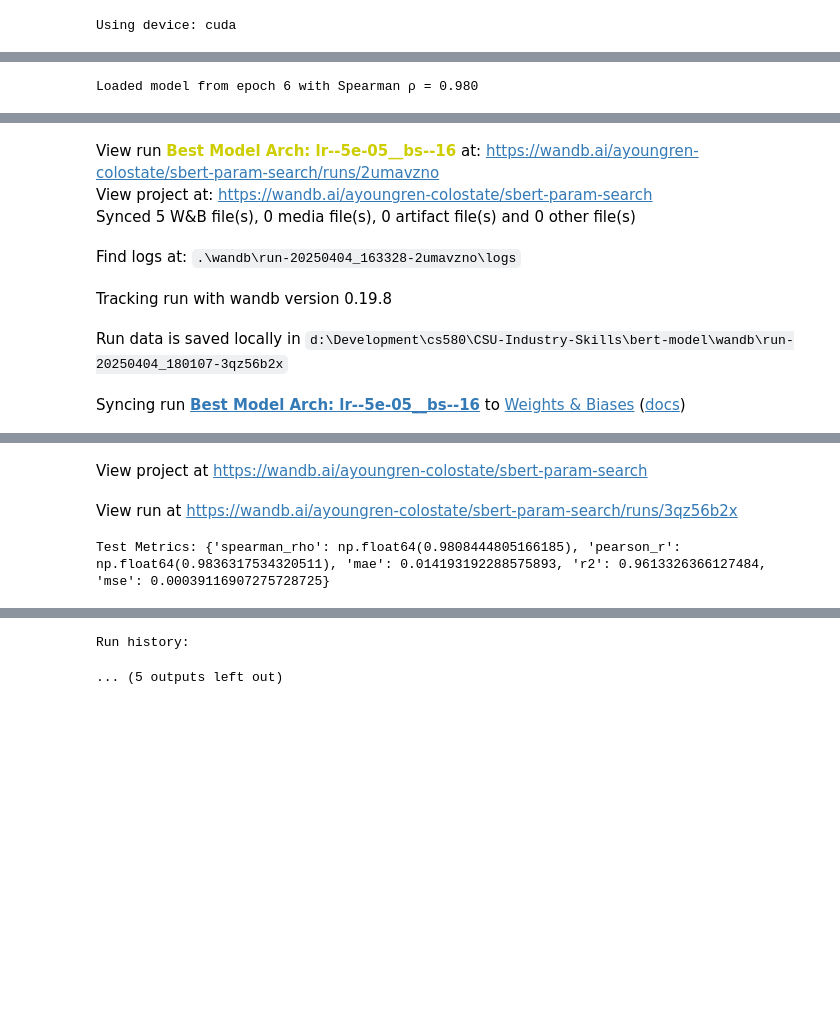
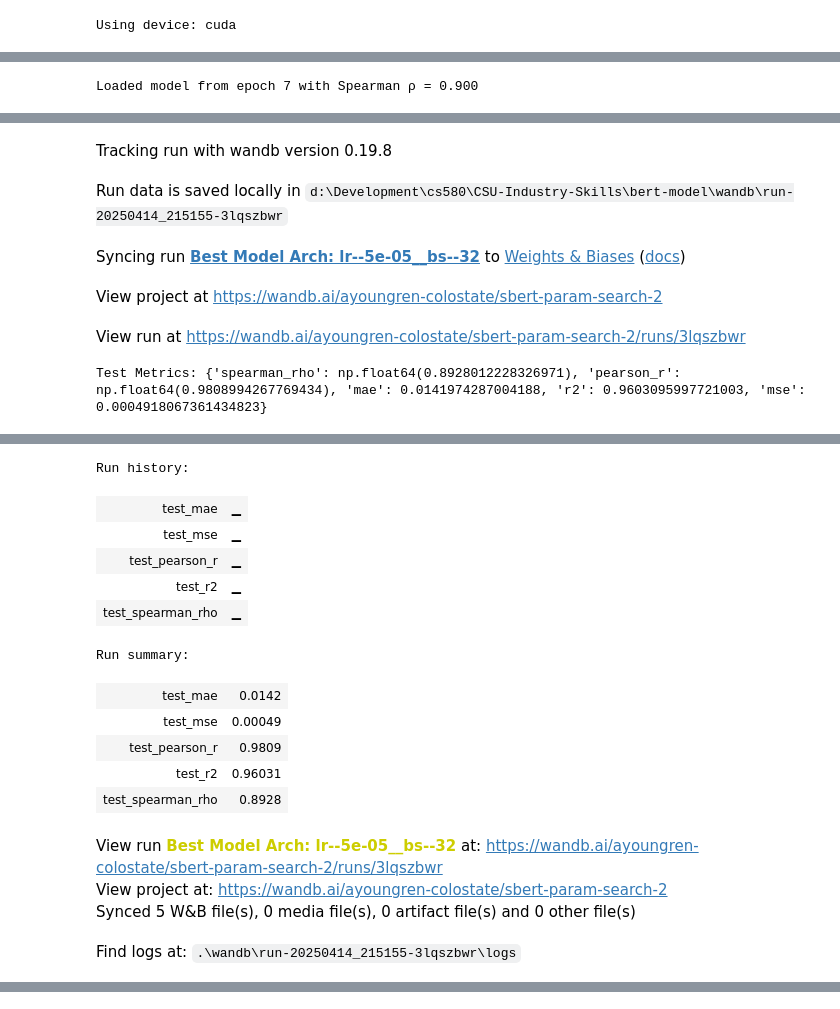
Before and after one commit to spencebl/CSU-Industry-Skills, a Jupyter notebook: bert-model/gaps_bert.ipynb, the cells around one changed output, grey strips where cells are left out. Saved outputs shown, nothing was run; the diff lists cells and outputs as text; code cells hidden in the pictures; blank space fills up the shorter version.

```diff
--- a/bert-model/gaps_bert.ipynb
+++ b/bert-model/gaps_bert.ipynb
@@ -15,19 +15,19 @@ from sentence_transformers import SentenceTransformer
 from sklearn.model_selection import train_test_split, ParameterGrid
 from sklearn.metrics import mean_squared_error, mean_absolute_error, r2_score
 # %%
-# with open ('data/all-csu-codes.csv', 'r') as c_data:
-#     csv_reader = csv.reader(c_data)
-#     courses_data = list(csv_reader)
+with open ('data/all-csu-codes.csv', 'r') as c_data:
+    csv_reader = csv.reader(c_data)
+    courses_data = list(csv_reader)
 
-# courses_df = pd.DataFrame(columns=['Courses', 'Skills'])
+courses_df = pd.DataFrame(columns=['Courses', 'Skills'])
 
-# for idx in range(0, len(courses_data)):
-#     skill_list = courses_data[idx][1:-1]
-#     skill_list = [skill.title() for skill in skill_list]
-#     skill_list = [re.sub(r'\b(vs|Vs)\b', 'VS', skill) for skill in skill_list]
+for idx in range(0, len(courses_data)):
+    skill_list = courses_data[idx][1:-1]
+    skill_list = [skill.title() for skill in skill_list]
+    skill_list = [re.sub(r'\b(vs|Vs)\b', 'VS', skill) for skill in skill_list]
 
-#     row = pd.DataFrame({'Courses': courses_data[idx][0], 'Skills':[skill_list]})
-#     courses_df = pd.concat([courses_df, row], ignore_index=True)
+    row = pd.DataFrame({'Courses': courses_data[idx][0], 'Skills':[skill_list]})
+    courses_df = pd.concat([courses_df, row], ignore_index=True)
 
-# courses_df.to_csv('data/courses_data.csv', index=False)
+courses_df.to_csv('data/courses_data.csv', index=False)
 # %%
@@ -546,9 +542,9 @@ if best_model:
     test_loader = DataLoader(datasets['test'], batch_size=32)
     test_preds, test_labels = [], []
 
-    wandb.init(
+    run = wandb.init(
         entity="ayoungren-colostate",
-        project="sbert-param-search",
+        project="sbert-param-search-2",
         name=f"Best Model Arch: lr--{best_config['lr']}__bs--{best_config['batch_size']}",
         config=best_config,
         reinit=True
@@ -575,7 +571,7 @@ if best_model:
     test_metrics = compute_metrics(test_labels, test_preds)
     print("Test Metrics:", test_metrics)
 
-    wandb.log({
+    run.log({
         'test_mse': test_metrics['mse'],
         'test_mae': test_metrics['mae'],
         'test_r2': test_metrics['r2'],
@@ -583,6 +579,6 @@ if best_model:
         'test_spearman_rho': test_metrics['spearman_rho'],
     })
 
-    wandb.finish()
+    run.finish()
 # %% [output]
-Loaded model from epoch 6 with Spearman ρ = 0.980
+Loaded model from epoch 7 with Spearman ρ = 0.900
@@ -590,7 +585,6 @@ Loaded model from epoch 6 with Spearman ρ = 0.980
-View run Best Model Arch: lr--5e-05__bs--16 at: https://wandb.ai/ayoungren-colostate/sbert-param-search/runs/2umavzno
-View project at: https://wandb.ai/ayoungren-colostate/sbert-param-search
-Synced 5 W&B file(s), 0 media file(s), 0 artifact file(s) and 0 other file(s)
+Tracking run with wandb version 0.19.8
-Find logs at: .\wandb\run-20250404_163328-2umavzno\logs
+Run data is saved locally in d:\Development\cs580\CSU-Industry-Skills\bert-model\wandb\run-20250414_215155-3lqszbwr
-Tracking run with wandb version 0.19.8
+Syncing run Best Model Arch: lr--5e-05__bs--32 to Weights & Biases (docs)
-Run data is saved locally in d:\Development\cs580\CSU-Industry-Skills\bert-model\wandb\run-20250404_180107-3qz56b2x
+View project at https://wandb.ai/ayoungren-colostate/sbert-param-search-2
-Syncing run Best Model Arch: lr--5e-05__bs--16 to Weights & Biases (docs)
+View run at https://wandb.ai/ayoungren-colostate/sbert-param-search-2/runs/3lqszbwr
+Test Metrics: {'spearman_rho': np.float64(0.8928012228326971), 'pearson_r': np.float64(0.9808994267769434), 'mae': 0.0141974287004188, 'r2': 0.9603095997721003, 'mse': 0.0004918067361434823}
@@ -597,3 +592,16 @@ Syncing run Best Model Arch: lr--5e-05__bs--16 to Weights & Biases (docs)
+Run history:
+| test_mae | ▁ |
+| test_mse | ▁ |
+| test_pearson_r | ▁ |
+| test_r2 | ▁ |
+| test_spearman_rho | ▁ |
+Run summary:
+| test_mae | 0.0142 |
+| test_mse | 0.00049 |
+| test_pearson_r | 0.9809 |
+| test_r2 | 0.96031 |
+| test_spearman_rho | 0.8928 |
-View project at https://wandb.ai/ayoungren-colostate/sbert-param-search
+View run Best Model Arch: lr--5e-05__bs--32 at: https://wandb.ai/ayoungren-colostate/sbert-param-search-2/runs/3lqszbwr
+View project at: https://wandb.ai/ayoungren-colostate/sbert-param-search-2
+Synced 5 W&B file(s), 0 media file(s), 0 artifact file(s) and 0 other file(s)
-View run at https://wandb.ai/ayoungren-colostate/sbert-param-search/runs/3qz56b2x
+Find logs at: .\wandb\run-20250414_215155-3lqszbwr\logs
-Test Metrics: {'spearman_rho': np.float64(0.9808444805166185), 'pearson_r': np.float64(0.9836317534320511), 'mae': 0.014193192288575893, 'r2': 0.9613326366127484, 'mse': 0.00039116907275728725}
@@ -601,5 +608,3 @@ Test Metrics: {'spearman_rho': np.float64(0.9808444805166185), 'pearson_r': np.f
-Run history:
-... (5 outputs left out)
 # %%
 
 # with open ('data/courses_data.csv', 'r') as c_data:
```
Also changed, not shown: parts of 9 cells of this notebook, 2 other files.
